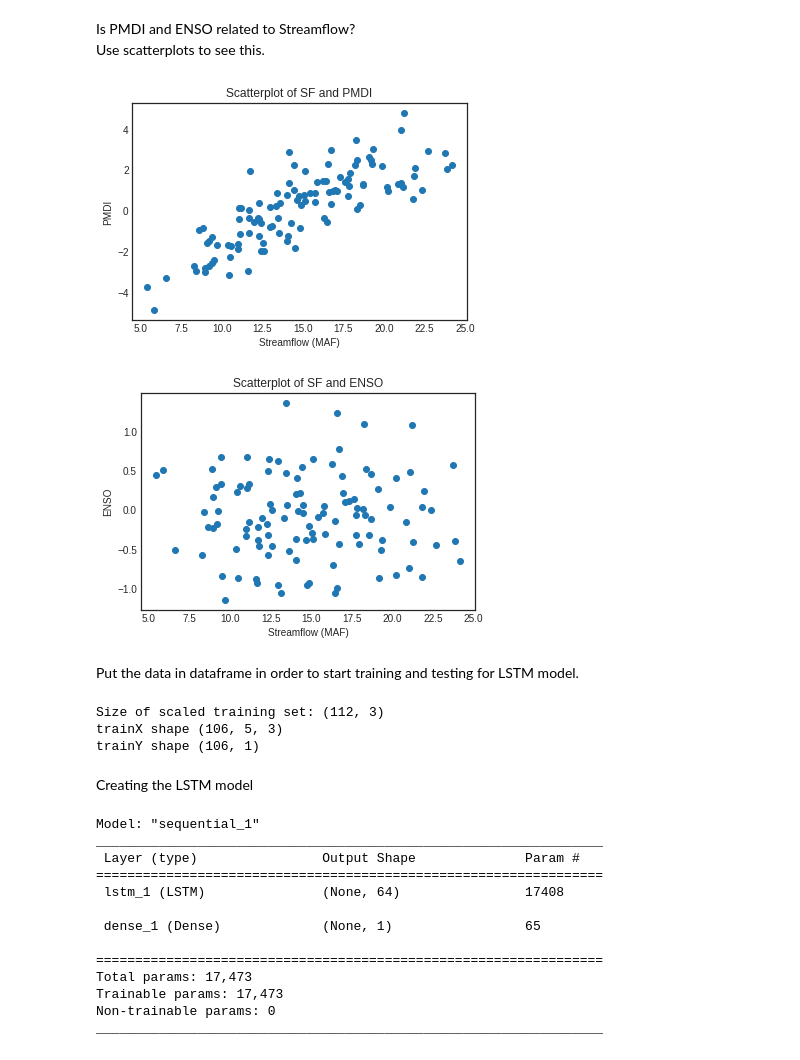
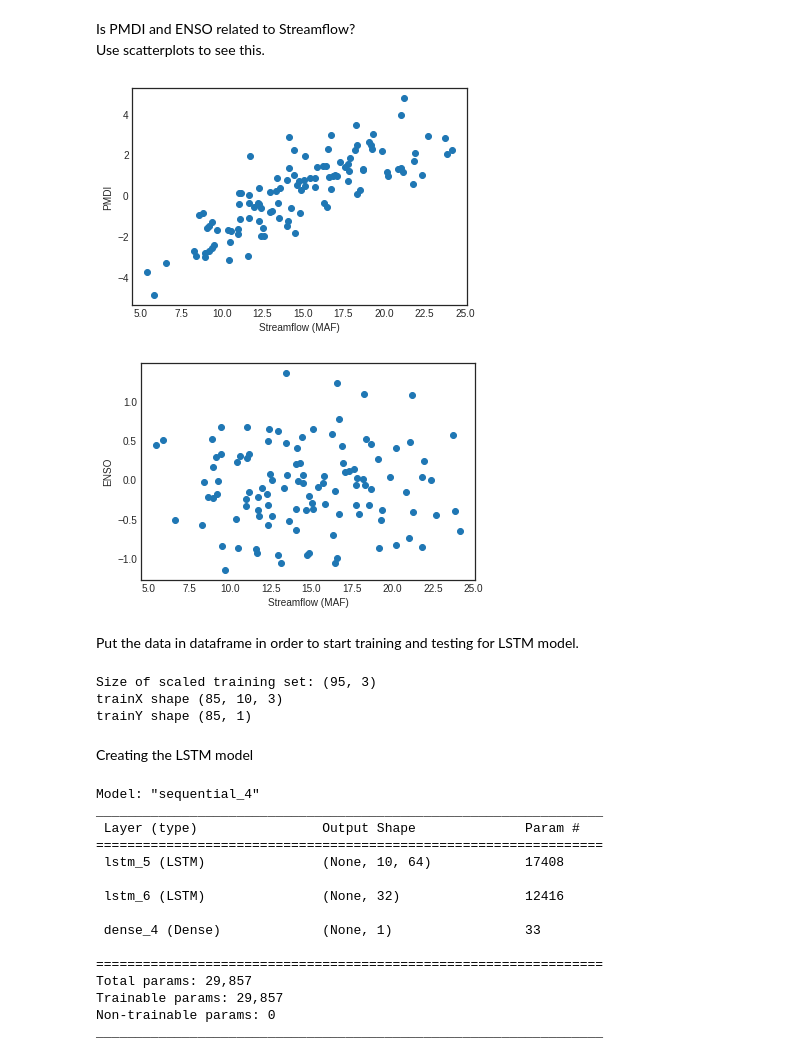
Before and after one commit to ppuentex/ML_project, a Jupyter notebook: LSTM_project.ipynb, the cells around one changed output. Saved outputs shown, nothing was run; the diff lists cells and outputs as text; code cells hidden in the pictures.

Commit message:
Updated model and added new data for longer analysis

```diff
--- a/LSTM_project.ipynb
+++ b/LSTM_project.ipynb
@@ -60,20 +73,22 @@ plt.show()
 Is PMDI and ENSO related to Streamflow?\
 Use scatterplots to see this.
 # %%
+#plt.figure(dpi=150)
 plt.scatter(SF_data["Streamflow"], PMDI_data["PMDI"])
 plt.xlabel("Streamflow (MAF)")
 plt.ylabel("PMDI")
-plt.title("Scatterplot of SF and PMDI")
+#plt.title("Scatterplot of SF and PMDI")
 plt.show()
 
+#plt.figure(dpi=150)
 plt.scatter(SF_data["Streamflow"], ENSO_data["ENSO"])
 plt.xlabel("Streamflow (MAF)")
 plt.ylabel("ENSO")
-plt.title("Scatterplot of SF and ENSO")
+#plt.title("Scatterplot of SF and ENSO")
 plt.show()
 # %% [output]
-[figure, old version]
+[figure, new version]
-[figure, old version]
+[figure, new version]
 # %% [markdown]
 Put the data in dataframe in order to start training and testing for LSTM model.
 # %%
@@ -81,11 +96,12 @@ data = [SF_data["Year"], SF_data["Streamflow"], ENSO_data["ENSO"], PMDI_data["PM
 header = ["Year", "Streamflow", "ENSO", "PMDI"]
 df=pd.concat(data, axis=1,keys=header)
 # %%
-#separate the years
-train_years = df["Year"]
+#separate the years  up to 2000
+train_years = df["Year"][:-17]
 #variables for training
 cols = list(df)[1:4] #grab column names
-df_training = df[cols].astype(float) #for normalization
+df_training = df[cols][:-17].astype(float) #for normalization
+
 
 #For an LSTM network, we use signmoid so we need to normalize the dataset
 scaler = StandardScaler()
@@ -97,8 +113,8 @@ print("Size of scaled training set:",df_training_scaled.shape)
 trainX = []
 trainY = []
 
-n_future = 2 #number of years we want to predict into the future
-n_past = 5 #how many years in the past we use to predict the future
+n_future = 1 #number of years we want to predict into the future
+n_past = 10 #how many years in the past we use to predict the future
 
 #print(df_training_scaled[1:8,0:3])
 
@@ -112,30 +128,34 @@ trainY = np.array(trainY)
 print("trainX shape", trainX.shape)
 print("trainY shape", trainY.shape)
 # %% [output]
-Size of scaled training set: (112, 3)
-trainX shape (106, 5, 3)
-trainY shape (106, 1)
+Size of scaled training set: (95, 3)
+trainX shape (85, 10, 3)
+trainY shape (85, 1)
 # %% [markdown]
 Creating the LSTM model
 # %%
 model = Sequential()
-model.add(LSTM(64, activation='tanh', input_shape=(trainX.shape[1],trainX.shape[2]), return_sequences=False))
+#model.add(LSTM(64, activation='tanh', input_shape=(trainX.shape[1],trainX.shape[2]), return_sequences=False)) #orignial layer
+model.add(LSTM(64, activation='tanh', input_shape=(trainX.shape[1],trainX.shape[2]), return_sequences=True))
+model.add(LSTM(32, activation='tanh', input_shape=(trainX.shape[1],trainX.shape[2]), return_sequences=False))
 #model.add(Dropout(0.2))
 model.add(Dense(trainY.shape[1]))
 model.compile(optimizer='adam', loss = 'mse', metrics = ['accuracy'])
 model.summary()
 # %% [output]
-Model: "sequential_1"
+Model: "sequential_4"
 _________________________________________________________________
  Layer (type)                Output Shape              Param #
 =================================================================
- lstm_1 (LSTM)               (None, 64)                17408
+ lstm_5 (LSTM)               (None, 10, 64)            17408
 
- dense_1 (Dense)             (None, 1)                 65
+ lstm_6 (LSTM)               (None, 32)                12416
+
+ dense_4 (Dense)             (None, 1)                 33
 
 =================================================================
-Total params: 17,473
-Trainable params: 17,473
+Total params: 29,857
+Trainable params: 29,857
 Non-trainable params: 0
 _________________________________________________________________
 # %%
```
Also changed, not shown: parts of 17 cells of this notebook.
